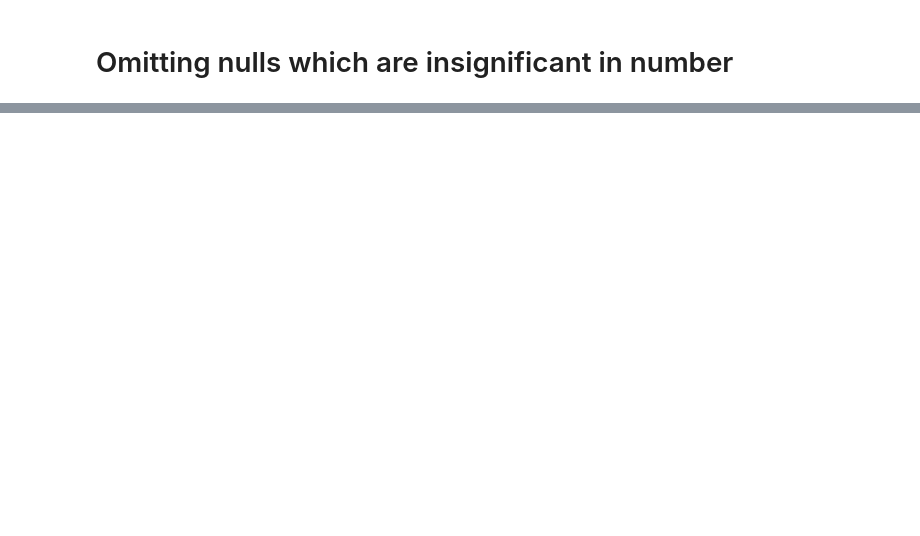
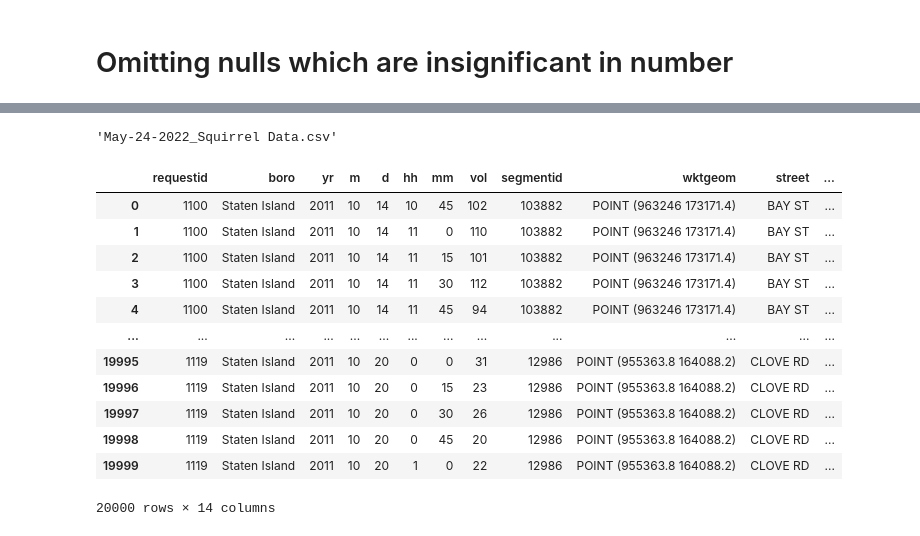
Before and after one commit to moose9200/jupyter-automation, a Jupyter notebook: download.ipynb, the cells around one changed output, grey strips where cells are left out. Cells and saved outputs as stored; diff of their text form; code cells hidden in the pictures; blank space fills up the shorter version.

```diff
--- a/download.ipynb
+++ b/download.ipynb
@@ -45,2 +142,45 @@ df2
+# %%
+import random
+#str(today.strftime("%b-%d-%Y")) + "_Squirrel Data.csv"
+file_name = str(today.strftime("%b-%d-%Y")) + "_Squirrel Data.csv"
+df1.to_csv(file_name,index = False)
+file_name
+# %% [output]
+'May-24-2022_Squirrel Data.csv'
+# %%
+import pandas as pd
+from sodapy import Socrata
+
+
+# Unauthenticated client only works with public data sets. Note 'None'
+# in place of application token, and no username or password:
+#client = Socrata("data.cityofnewyork.us", None)
+
+# Example authenticated client (needed for non-public datasets):
+client = Socrata("data.cityofnewyork.us",
+                "Citxack9fNn6Ygp6nPrNf3WAL",
+                  username="hemantsain55@gmail.com",
+                  password="Fucku@ll55",timeout=100)
+
+
+results = client.get("7ym2-wayt", limit=20000)
+
+# Convert to pandas DataFrame
+df2 = pd.DataFrame.from_records(results)
+df2
+# %% [output]
+|  | requestid | boro | yr | m | d | hh | mm | vol | segmentid | wktgeom | street | ... |
+| 0 | 1100 | Staten Island | 2011 | 10 | 14 | 10 | 45 | 102 | 103882 | POINT (963246 173171.4) | BAY ST | ... |
+| 1 | 1100 | Staten Island | 2011 | 10 | 14 | 11 | 0 | 110 | 103882 | POINT (963246 173171.4) | BAY ST | ... |
+| 2 | 1100 | Staten Island | 2011 | 10 | 14 | 11 | 15 | 101 | 103882 | POINT (963246 173171.4) | BAY ST | ... |
+| 3 | 1100 | Staten Island | 2011 | 10 | 14 | 11 | 30 | 112 | 103882 | POINT (963246 173171.4) | BAY ST | ... |
+| 4 | 1100 | Staten Island | 2011 | 10 | 14 | 11 | 45 | 94 | 103882 | POINT (963246 173171.4) | BAY ST | ... |
+| ... | ... | ... | ... | ... | ... | ... | ... | ... | ... | ... | ... | ... |
+| 19995 | 1119 | Staten Island | 2011 | 10 | 20 | 0 | 0 | 31 | 12986 | POINT (955363.8 164088.2) | CLOVE RD | ... |
+| 19996 | 1119 | Staten Island | 2011 | 10 | 20 | 0 | 15 | 23 | 12986 | POINT (955363.8 164088.2) | CLOVE RD | ... |
+| 19997 | 1119 | Staten Island | 2011 | 10 | 20 | 0 | 30 | 26 | 12986 | POINT (955363.8 164088.2) | CLOVE RD | ... |
+| 19998 | 1119 | Staten Island | 2011 | 10 | 20 | 0 | 45 | 20 | 12986 | POINT (955363.8 164088.2) | CLOVE RD | ... |
+| 19999 | 1119 | Staten Island | 2011 | 10 | 20 | 1 | 0 | 22 | 12986 | POINT (955363.8 164088.2) | CLOVE RD | ... |
+20000 rows × 14 columns
 # %%
 df2.isnull().sum(axis = 0)
```
Also changed, not shown: parts of 15 cells of this notebook.
